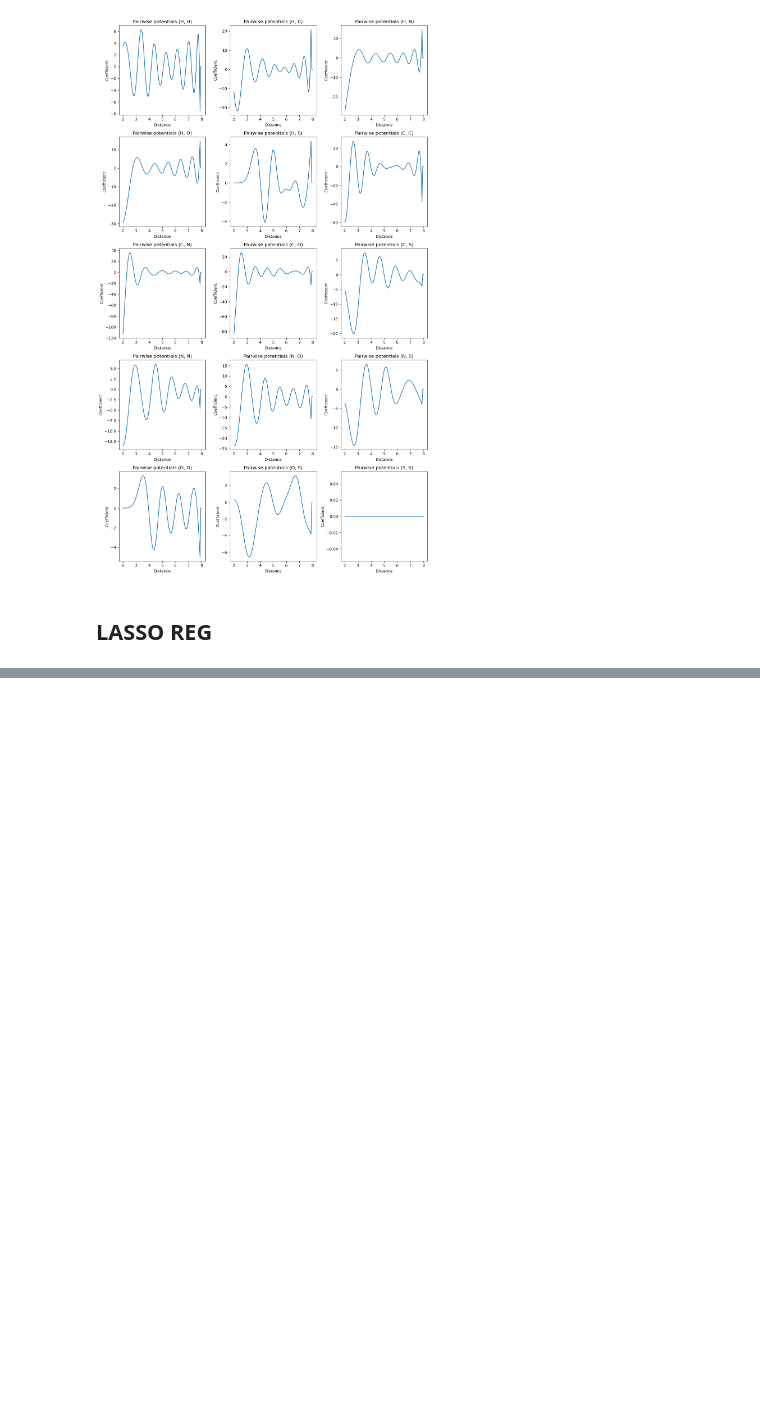
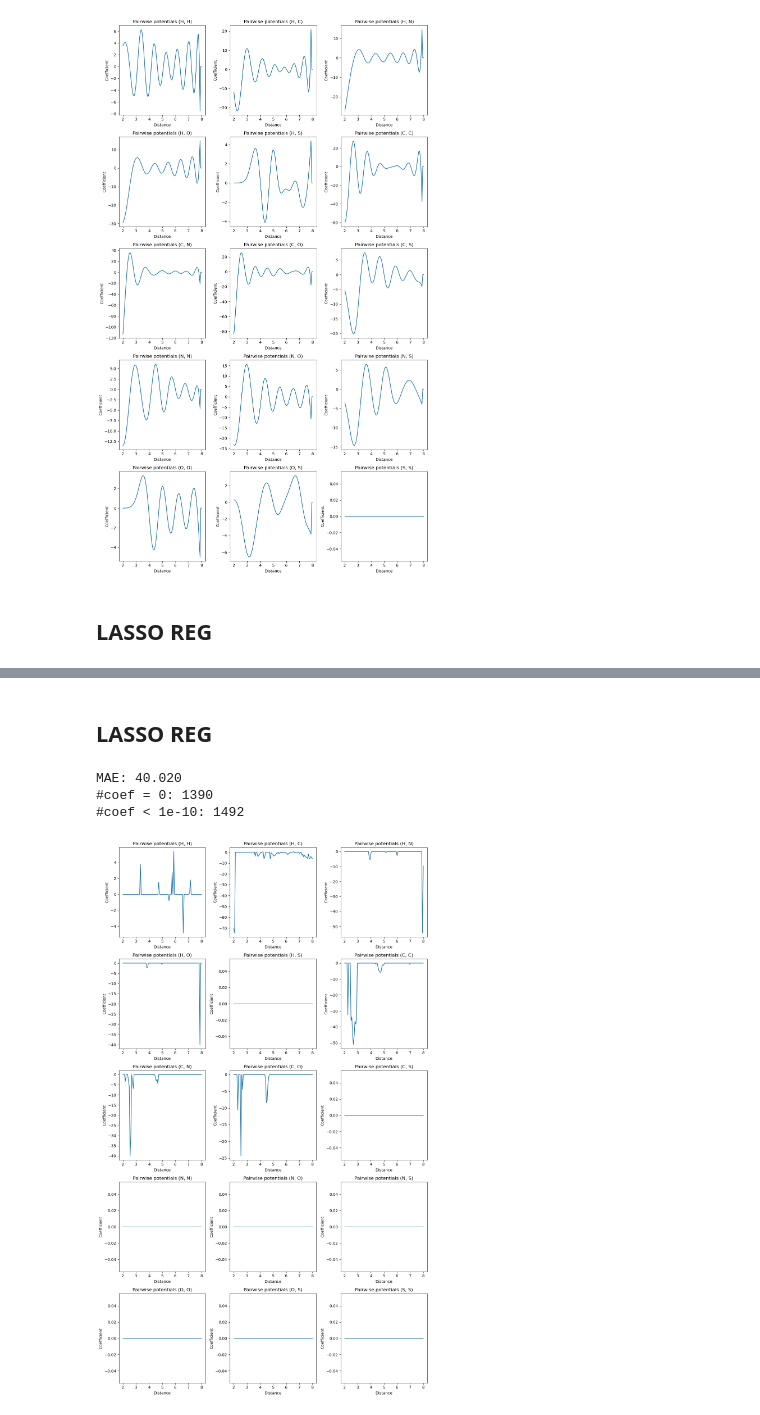
Before and after one commit to jascha-je/LabML4DS, a Jupyter notebook: p2/p2_jascha.ipynb, the cells around one changed output, grey strips where cells are left out. Drawn from its saved outputs; the diff is of its cells as text; code cells hidden in the pictures; blank space fills up the shorter version.

```diff
--- a/p2/p2_jascha.ipynb
+++ b/p2/p2_jascha.ipynb
@@ -402,0 +417,9 @@ MAE: 20.396
+# %% [markdown]
+## LASSO REG
+# %%
+fit_and_eval_model(Lasso, ALPHA, X_train, y_train, X_test, y_test,  M, THETA_1, THETA_M)
+# %% [output]
+MAE: 40.020
+#coef = 0: 1390
+#coef < 1e-10: 1492
+[figure, added]
```
Also changed, not shown: parts of 11 cells of this notebook.
